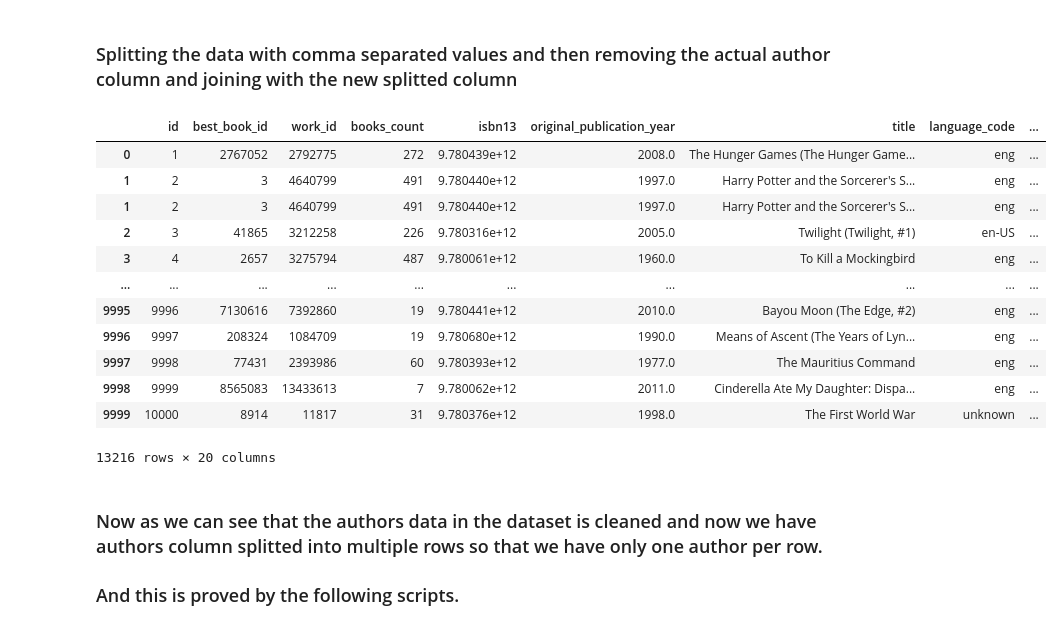
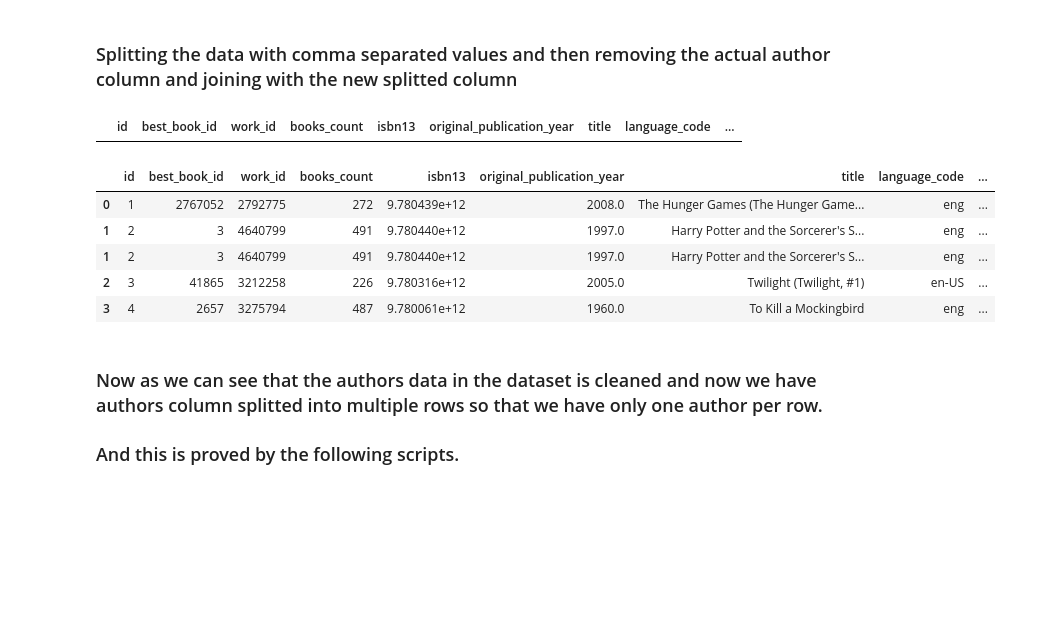
Before and after one commit to ChetanNain/CMPE-255, a Jupyter notebook: data_preprocessing/data_preprocessing_chetan_nain.ipynb, the cells around one changed output. Cells and saved outputs as stored; diff of their text form; code cells hidden in the pictures; blank space fills up the shorter version.

```diff
--- a/data_preprocessing/data_preprocessing_chetan_nain.ipynb
+++ b/data_preprocessing/data_preprocessing_chetan_nain.ipynb
@@ -332,22 +338,19 @@ splittedData.name = 'authors'
 del books_data['authors']
 # %%
 books_data=books_data.join(splittedData)
+# %%
+books_data[books_data['best_book_id']==843]
+# %% [output]
+|  | id | best_book_id | work_id | books_count | isbn13 | original_publication_year | title | language_code | ... |
 # %%
-books_data
+books_data.head()
 # %% [output]
 |  | id | best_book_id | work_id | books_count | isbn13 | original_publication_year | title | language_code | ... |
 | 0 | 1 | 2767052 | 2792775 | 272 | 9.780439e+12 | 2008.0 | The Hunger Games (The Hunger Game... | eng | ... |
 | 1 | 2 | 3 | 4640799 | 491 | 9.780440e+12 | 1997.0 | Harry Potter and the Sorcerer's S... | eng | ... |
 | 1 | 2 | 3 | 4640799 | 491 | 9.780440e+12 | 1997.0 | Harry Potter and the Sorcerer's S... | eng | ... |
 | 2 | 3 | 41865 | 3212258 | 226 | 9.780316e+12 | 2005.0 | Twilight (Twilight, #1) | en-US | ... |
 | 3 | 4 | 2657 | 3275794 | 487 | 9.780061e+12 | 1960.0 | To Kill a Mockingbird | eng | ... |
-| ... | ... | ... | ... | ... | ... | ... | ... | ... | ... |
-| 9995 | 9996 | 7130616 | 7392860 | 19 | 9.780441e+12 | 2010.0 | Bayou Moon (The Edge, #2) | eng | ... |
-| 9996 | 9997 | 208324 | 1084709 | 19 | 9.780680e+12 | 1990.0 | Means of Ascent (The Years of Lyn... | eng | ... |
-| 9997 | 9998 | 77431 | 2393986 | 60 | 9.780393e+12 | 1977.0 | The Mauritius Command | eng | ... |
-| 9998 | 9999 | 8565083 | 13433613 | 7 | 9.780062e+12 | 2011.0 | Cinderella Ate My Daughter: Dispa... | eng | ... |
-| 9999 | 10000 | 8914 | 11817 | 31 | 9.780376e+12 | 1998.0 | The First World War | unknown | ... |
-13216 rows × 20 columns
 # %% [markdown]
 ### Now as we can see that the authors data in the dataset is cleaned and now we have authors column splitted into multiple rows so that we have only one author per row.
 
```
Also changed, not shown: parts of 37 cells of this notebook, 2 other files.
